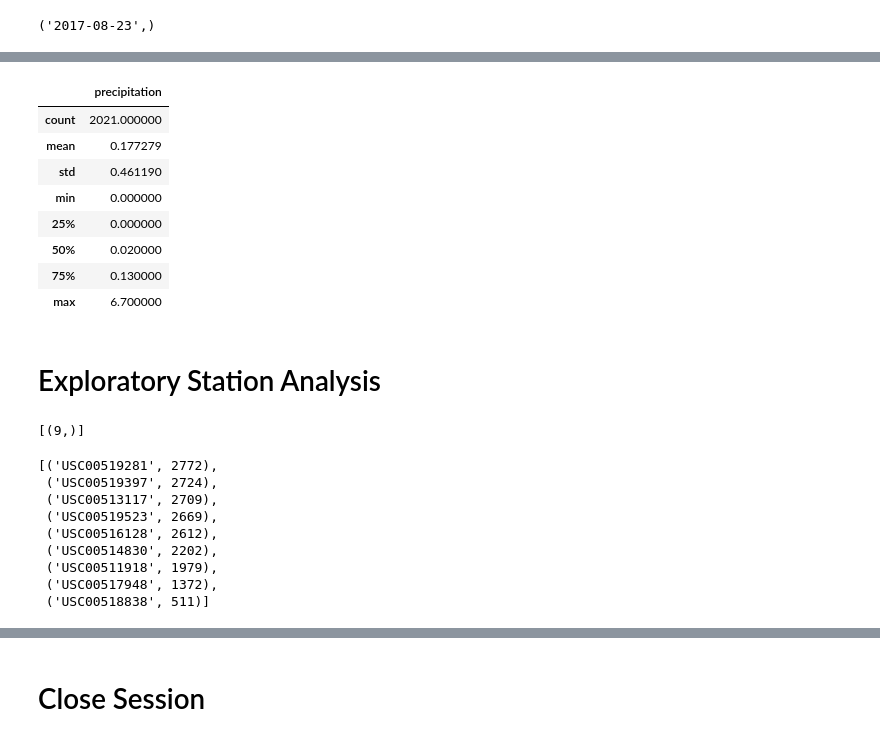
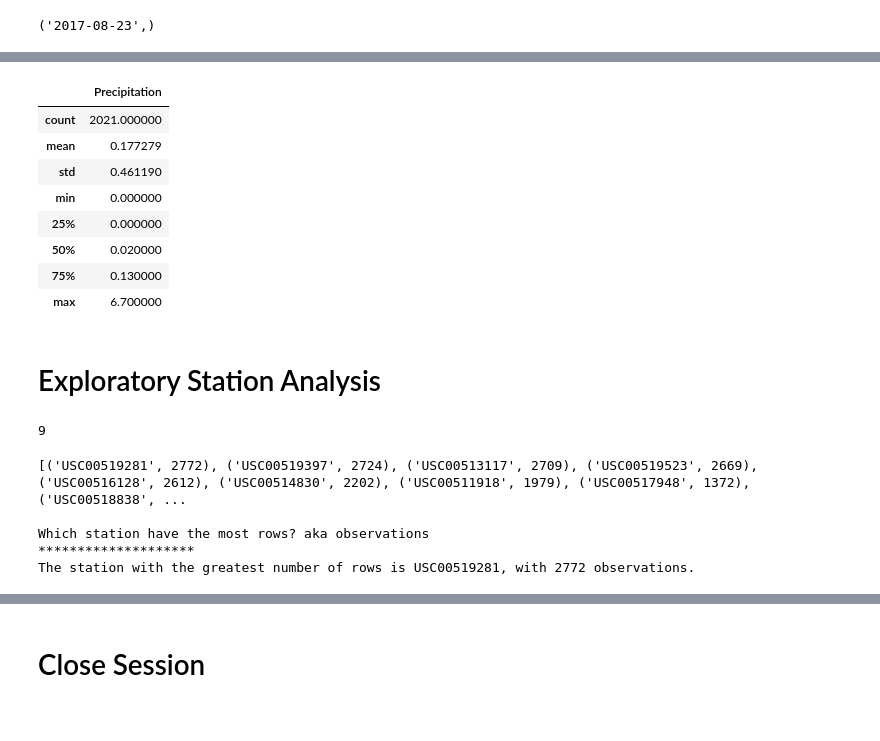
Before and after one commit to alabidj/sqlalchemy-challenge, a Jupyter notebook: SurfsUp/climate_starter.ipynb, the cells around one changed output, grey strips where cells are left out. Cells and saved outputs as stored; diff of their text form; code cells hidden in the pictures.

```diff
--- a/SurfsUp/climate_starter.ipynb
+++ b/SurfsUp/climate_starter.ipynb
@@ -89,8 +88,9 @@ FileNotFoundError: [Errno 2] No such file or directory: 'C:\\Users\\alabi\\OneDr
 [figure]
 # %%
 # Use Pandas to calculate the summary statistics for the precipitation data
+yearly_prcp_df.describe()
 # %% [output]
-|  | precipitation |
+|  | Precipitation |
 | count | 2021.000000 |
 | mean | 0.177279 |
 | std | 0.461190 |
@@ -103,18 +103,25 @@ FileNotFoundError: [Errno 2] No such file or directory: 'C:\\Users\\alabi\\OneDr
 # Exploratory Station Analysis
 # %%
 # Design a query to calculate the total number of stations in the dataset
+stations_number= session.query(Measurement.station).distinct().count()
+stations_number
 # %% [output]
-[(9,)]
+9
 # %%
 # Design a query to find the most active stations (i.e. which stations have the most rows?)
 # List the stations and their counts in descending order.
+active_stations = session.query(Measurement.station,func.count(Measurement.station)).\
+group_by(Measurement.station).order_by(func.count(Measurement.station).desc()).all()
+active_stations
+
+print(active_stations)
+print("")
+print("Which station have the most rows? aka observations")
+print("*"*20)
+print(f"The station with the greatest number of rows is {active_stations[0][0]}, with {active_stations[0][1]} observations.")
 # %% [output]
-[('USC00519281', 2772),
- ('USC00519397', 2724),
- ('USC00513117', 2709),
- ('USC00519523', 2669),
- ('USC00516128', 2612),
- ('USC00514830', 2202),
- ('USC00511918', 1979),
- ('USC00517948', 1372),
- ('USC00518838', 511)]
+[('USC00519281', 2772), ('USC00519397', 2724), ('USC00513117', 2709), ('USC00519523', 2669), ('USC00516128', 2612), ('USC00514830', 2202), ('USC00511918', 1979), ('USC00517948', 1372), ('USC00518838', ...
+
+Which station have the most rows? aka observations
+********************
+The station with the greatest number of rows is USC00519281, with 2772 observations.
```
Also changed, not shown: parts of 5 cells of this notebook, 3 other files.
